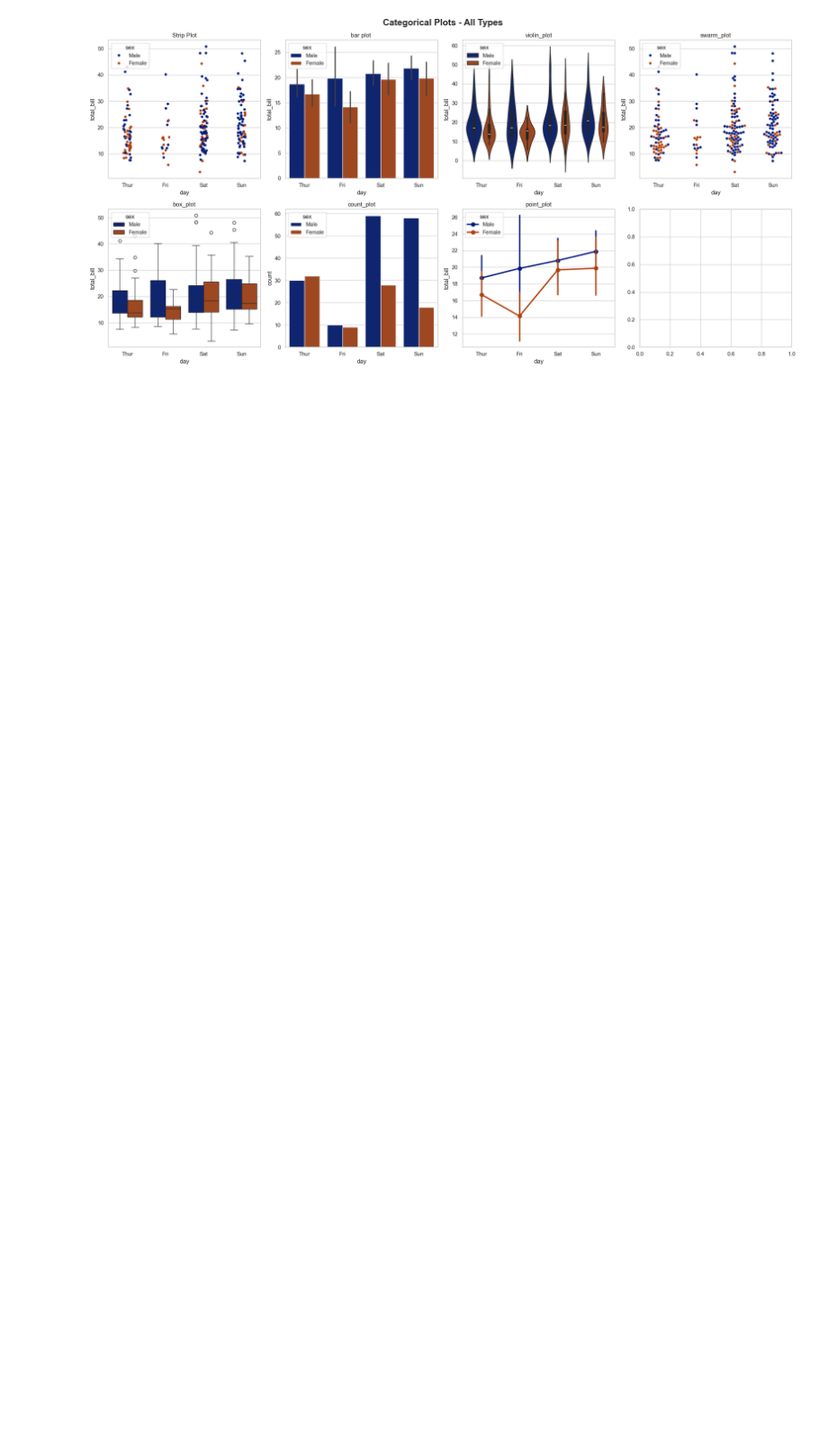
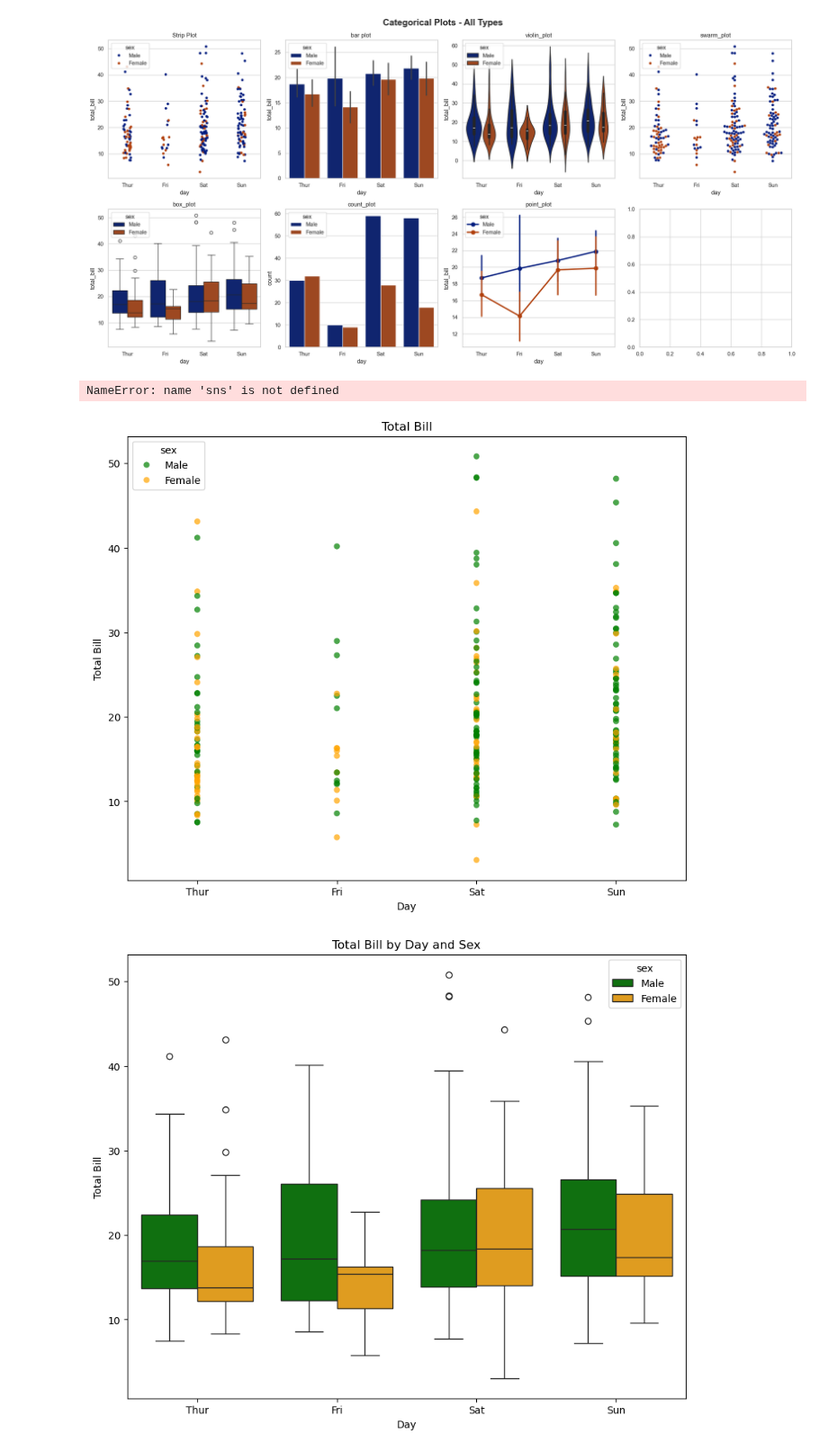
Before and after one commit to Nayan1s62/python-data-science-practice-365, a Jupyter notebook: Day-25/Seaborn_task.ipynb, the cells around one changed output. Shown at 90% size. Cells and saved outputs as stored; diff of their text form; code cells hidden in the pictures; blank space fills up the shorter version.

```diff
--- a/Day-25/Seaborn_task.ipynb
+++ b/Day-25/Seaborn_task.ipynb
@@ -171,4 +168,51 @@ plt.show()
 sns.catplot(data = tips,
             x = "day",
             y ="total_bill",
+            hue = "sex",
             kind = "boxen")
+# %% [output]
+NameError: name 'sns' is not defined
+# %%
+# Style Strip Plot
+
+# Create the figure
+plt.figure(figsize=(10, 8))
+
+sns.stripplot(
+    data=tips,
+    x="day",
+    y="total_bill",
+    hue="sex",
+    palette=["green", "orange"],  # dot color
+    size=6,                       # dot size
+    alpha=0.7,                    # transparency
+    jitter=False                  # spread dots
+)
+plt.title("Total Bill")
+plt.xlabel("Day")
+plt.ylabel("Total Bill")
+
+plt.show()
+
+# box plot
+
+# Style Box Plot
+
+# Create the figure
+plt.figure(figsize=(10, 8))
+
+sns.boxplot(data=tips,
+    x="day",
+    y="total_bill",
+    hue="sex",
+    palette=["green", "orange"]
+)
+
+plt.title("Total Bill by Day and Sex")
+plt.xlabel("Day")
+plt.ylabel("Total Bill")
+
+plt.show()
+# %% [output]
+[figure, added]
+[figure, added]
```
Also changed, not shown: parts of 17 cells of this notebook.
